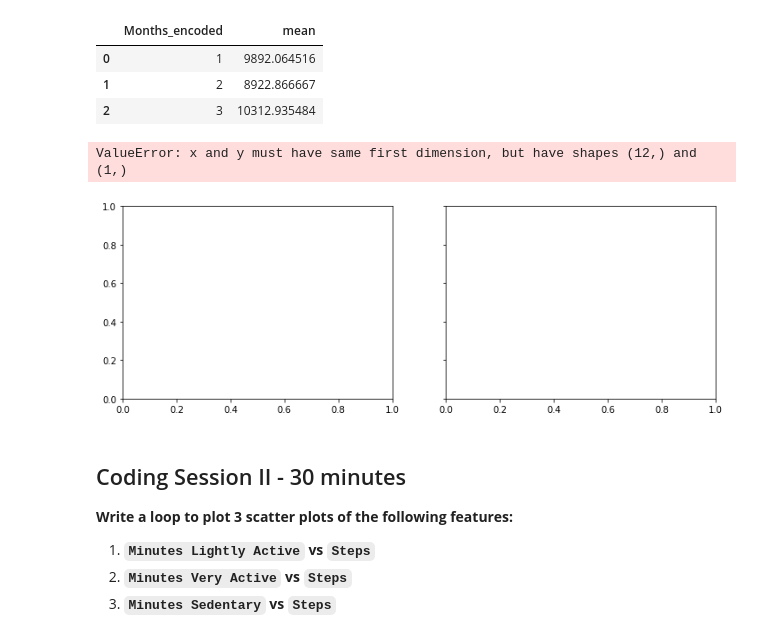
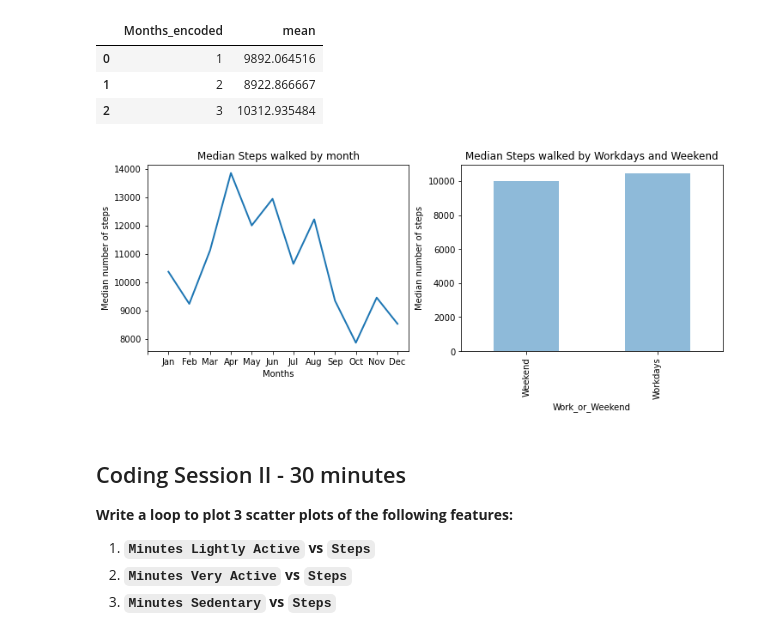
Before and after one commit to ta-data-mexpt/lab-matplotlib-seaborn, a Jupyter notebook: your-code/challenge-2.ipynb, the cells around one changed output. Drawn from its saved outputs; the diff is of its cells as text; code cells hidden in the pictures.

```diff
--- a/your-code/challenge-2.ipynb
+++ b/your-code/challenge-2.ipynb
@@ -66,19 +66,32 @@ steps_x_month.head(3)
 | 0 | 1 | 9892.064516 |
 | 1 | 2 | 8922.866667 |
 | 2 | 3 | 10312.935484 |
-# %%
-fig, [a, b] = plt.subplots(1, 2, figsize=(12,4), sharey = True)
-a.plot(steps_x_month.Months_encoded, steps_x_month.mean, marker = 'X', markersize = 12,
-         linestyle = '-.', label = 'botellas')
-
-b.plot(steps_x_month.Months_encoded, steps_x_month.mean, marker = 'x', markersize = 12, c = 'magenta',
-         linestyle = '--', label = 'usd')
-
-plt.legend(loc = 'upper left')
-plt.show()
-# %% [output]
-ValueError: x and y must have same first dimension, but have shapes (12,) and (1,)
-[figure, removed]
+# %%
+weekday_steps = fitbit['Steps'].groupby(fitbit['Months_encoded']).median()
+weekday_steps.head(5)
+
+fig,axes = plt.subplots(figsize = (12,4),nrows = 1, ncols = 2)
+plt.sca(axes[0])
+weekday_steps.plot(kind = 'line',linewidth=2)
+plt.ylabel('Median number of steps')
+plt.xlabel('Months')
+plt.title('Median Steps walked by month')
+plt.xticks(list(range(13)),['','Jan','Feb','Mar','Apr','May','Jun','Jul','Aug','Sep','Oct','Nov','Dec'])
+
+plt.savefig('steps_months.png',bbox_inches='tight')
+
+
+# Median Steps by Work_or_Weekend
+plt.sca(axes[1])
+weekday_steps = fitbit['Steps'].groupby(fitbit['Work_or_Weekend']).median().sort_values()
+weekday_steps.plot(kind = 'bar',alpha = 0.5)
+plt.ylabel('Median number of steps')
+plt.title('Median Steps walked by Workdays and Weekend')
+plt.xticks(list(range(2)),['Weekend','Workdays'])
+
+plt.savefig('steps_work_weekend.png',bbox_inches='tight')
+# %% [output]
+[figure, added]
 # %% [markdown]
 ## Coding Session II - 30 minutes
 
```
Also changed, not shown: parts of 2 cells of this notebook, 6 other files.
